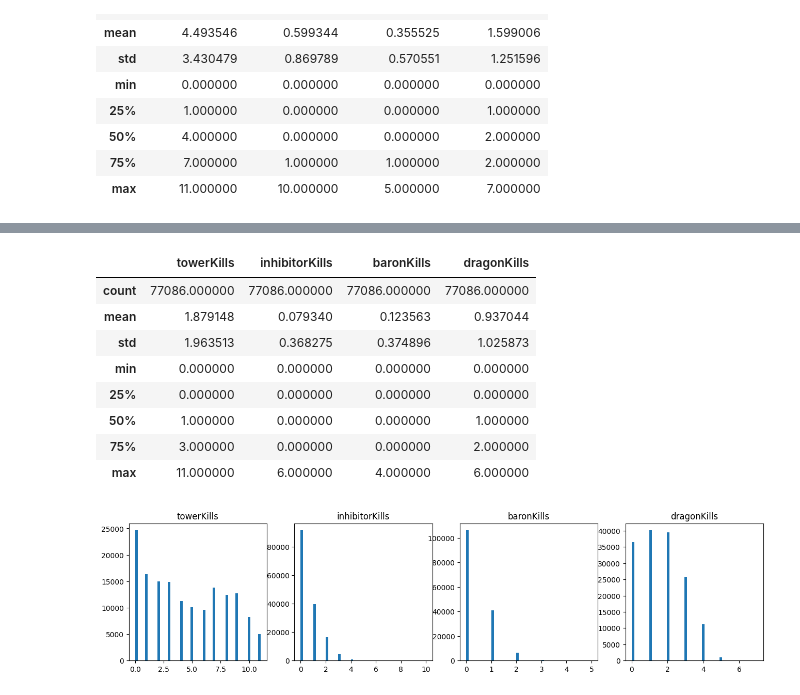
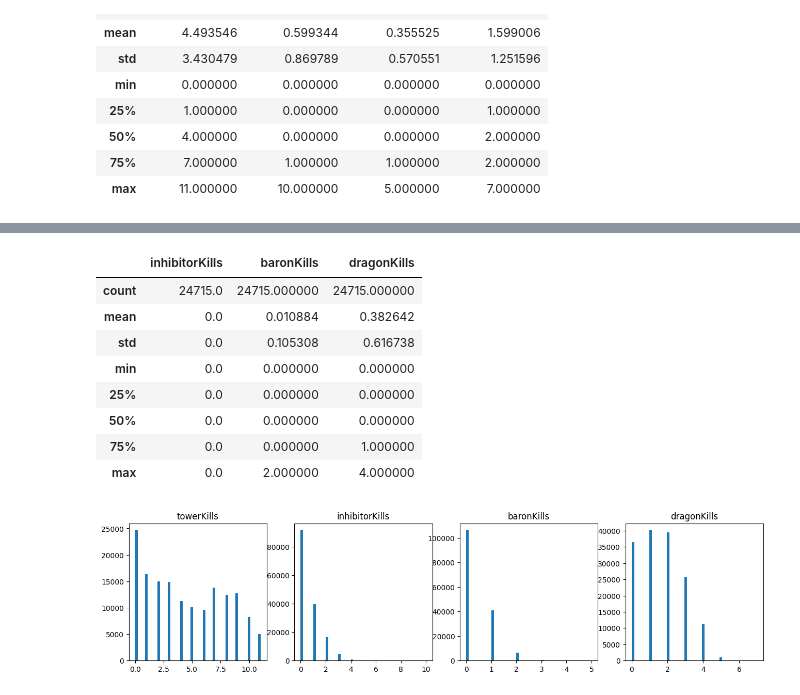
Before and after one commit to cheonjaeJJang/lol_project, a Jupyter notebook: analysis.ipynb, the cells around one changed output, grey strips where cells are left out. Saved outputs shown, nothing was run; the diff lists cells and outputs as text; code cells hidden in the pictures.

```diff
--- a/analysis.ipynb
+++ b/analysis.ipynb
@@ -32,0 +6,29 @@ df.head
+# %%
+win_team = pd.read_csv('ranked_win_team_game_edit.csv')
+lose_team = pd.read_csv('ranked_lose_team_game_edit.csv')
+
+win_player = pd.read_csv('win_player_ranked_sum.csv')
+lose_player = pd.read_csv('lose_player_ranked_sum.csv')
+
+# 게임아이디, 게임소요시간을 키로 inner join 팀데이터, 플레이어 데이터
+merged_df1 = pd.merge(win_team, win_player, on=['gameId','gameDuration'], how='inner')
+merded_df2 = pd.merge(lose_team, lose_player, on = ['gameId','gameDuration'], how='inner')
+
+# 승리팀, 패배팀 데이터 결합
+df = pd.concat([merged_df1,merded_df2], ignore_index=True)
+
+# 필요없는 컬럼 제거
+df = df.drop(['queueId', 'P1_teamId','gameVersion'], axis = 'columns')
+
+# True, False 로 되어있는 데이터, bool 타입으로 일괄 변경
+n = df.shape[1]
+for i in range(n):
+    if str(df.iloc[0,i]) =='True' or str(df.iloc[0,i]) == 'False':
+        df[df.columns[i]] = df[df.columns[i]].astype(bool)
+
+# 범주형 데이터를 이진형 데이터로 변환
+df = df.replace({True:1, False:0})
+df = df.replace({'Win':1, 'Fail':0})
+df = df.replace({'100':1, '200':0})
+
+df.info()
@@ -33,6 +63,5 @@ df.head
 # %%
-#데이터 공백 값 0으로 반환
-df = df.fillna(0)
+#데이터 null 확인
 df.isnull().sum().sum()
 # %% [output]
 0
@@ -53,15 +128,15 @@ df.describe()[['towerKills','inhibitorKills','baronKills','dragonKills']]
 # %%
-df[df['win'] == 'Fail'].describe()[['towerKills','inhibitorKills','baronKills','dragonKills']]
+df[df['towerKills'] == 0].describe()[['inhibitorKills','baronKills','dragonKills']]
 # %% [output]
-|  | towerKills | inhibitorKills | baronKills | dragonKills |
-| count | 77086.000000 | 77086.000000 | 77086.000000 | 77086.000000 |
-| mean | 1.879148 | 0.079340 | 0.123563 | 0.937044 |
-| std | 1.963513 | 0.368275 | 0.374896 | 1.025873 |
-| min | 0.000000 | 0.000000 | 0.000000 | 0.000000 |
-| 25% | 0.000000 | 0.000000 | 0.000000 | 0.000000 |
-| 50% | 1.000000 | 0.000000 | 0.000000 | 1.000000 |
-| 75% | 3.000000 | 0.000000 | 0.000000 | 2.000000 |
-| max | 11.000000 | 6.000000 | 4.000000 | 6.000000 |
+|  | inhibitorKills | baronKills | dragonKills |
+| count | 24715.0 | 24715.000000 | 24715.000000 |
+| mean | 0.0 | 0.010884 | 0.382642 |
+| std | 0.0 | 0.105308 | 0.616738 |
+| min | 0.0 | 0.000000 | 0.000000 |
+| 25% | 0.0 | 0.000000 | 0.000000 |
+| 50% | 0.0 | 0.000000 | 0.000000 |
+| 75% | 0.0 | 0.000000 | 1.000000 |
+| max | 0.0 | 2.000000 | 4.000000 |
 # %%
 import matplotlib.pyplot as plt
 import seaborn as sns
```
Also changed, not shown: parts of 15 cells of this notebook.
